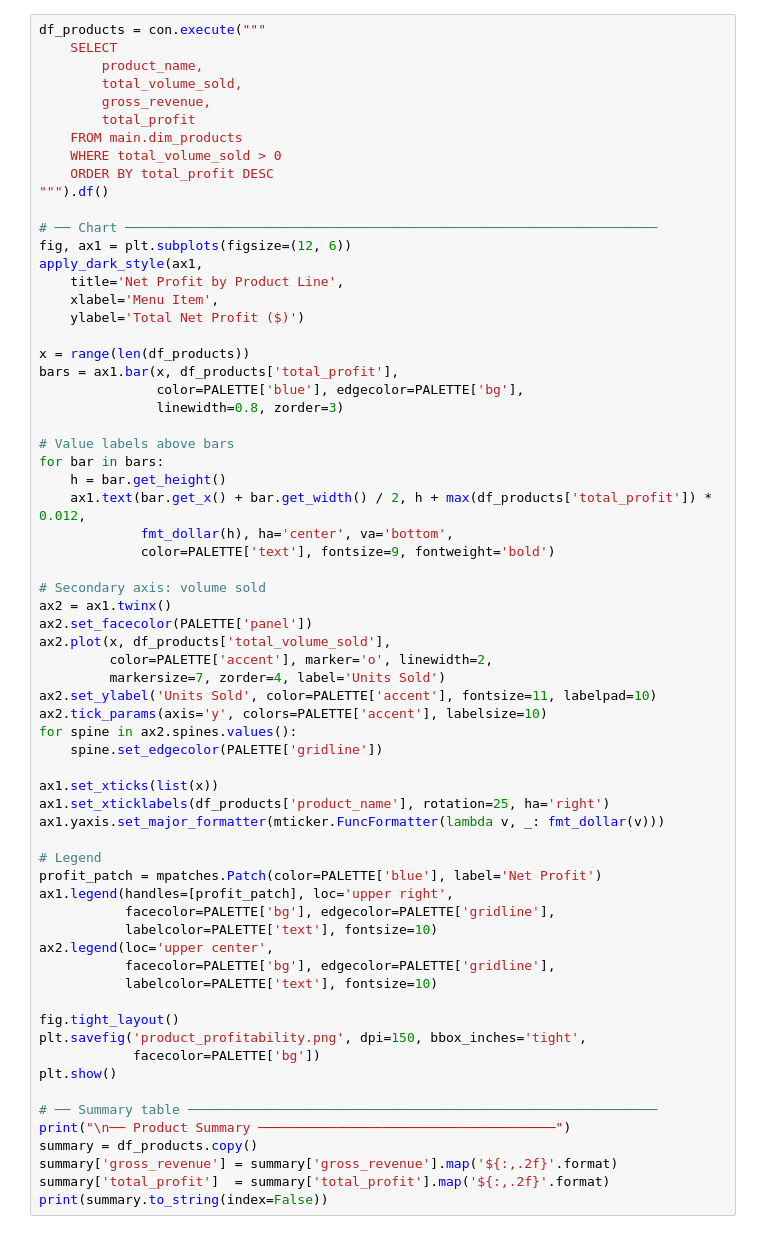
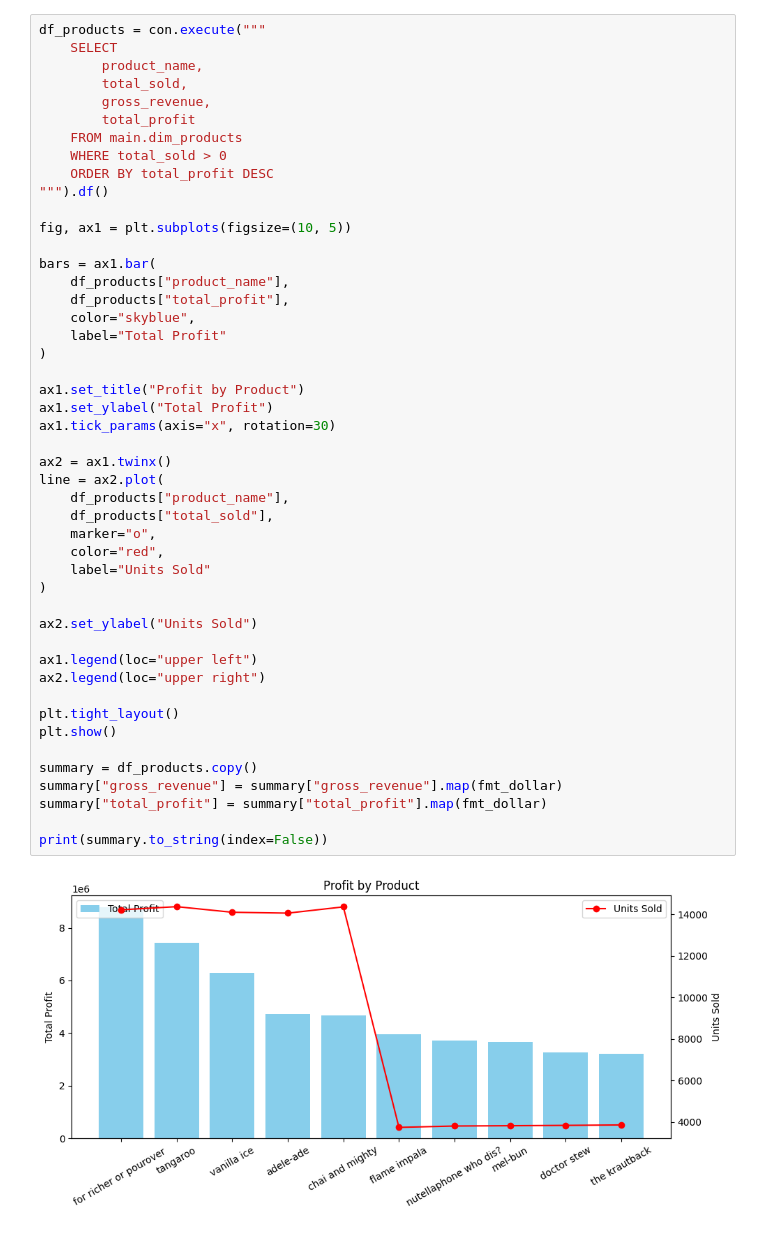
Before and after one commit to krish007code/capstone-project, a Jupyter notebook: analysis.ipynb, the cells around one changed output. Cells and saved outputs as stored; diff of their text form.

```diff
--- a/analysis.ipynb
+++ b/analysis.ipynb
@@ -94,66 +31,49 @@ Which menu items generate the most absolute net profit? The bar heights encode t
 # %%
 df_products = con.execute("""
     SELECT
         product_name,
-        total_volume_sold,
+        total_sold,
         gross_revenue,
         total_profit
     FROM main.dim_products
-    WHERE total_volume_sold > 0
+    WHERE total_sold > 0
     ORDER BY total_profit DESC
 """).df()
 
-# ── Chart ────────────────────────────────────────────────────────────────────
-fig, ax1 = plt.subplots(figsize=(12, 6))
-apply_dark_style(ax1,
-    title='Net Profit by Product Line',
-    xlabel='Menu Item',
-    ylabel='Total Net Profit ($)')
+fig, ax1 = plt.subplots(figsize=(10, 5))
 
-x = range(len(df_products))
-bars = ax1.bar(x, df_products['total_profit'],
-               color=PALETTE['blue'], edgecolor=PALETTE['bg'],
-               linewidth=0.8, zorder=3)
+bars = ax1.bar(
+    df_products["product_name"],
+    df_products["total_profit"],
+    color="skyblue",
+    label="Total Profit"
+)
 
-# Value labels above bars
-for bar in bars:
-    h = bar.get_height()
-    ax1.text(bar.get_x() + bar.get_width() / 2, h + max(df_products['total_profit']) * 0.012,
-             fmt_dollar(h), ha='center', va='bottom',
-             color=PALETTE['text'], fontsize=9, fontweight='bold')
+ax1.set_title("Profit by Product")
+ax1.set_ylabel("Total Profit")
+ax1.tick_params(axis="x", rotation=30)
 
-# Secondary axis: volume sold
 ax2 = ax1.twinx()
-ax2.set_facecolor(PALETTE['panel'])
-ax2.plot(x, df_products['total_volume_sold'],
-         color=PALETTE['accent'], marker='o', linewidth=2,
-         markersize=7, zorder=4, label='Units Sold')
-ax2.set_ylabel('Units Sold', color=PALETTE['accent'], fontsize=11, labelpad=10)
-ax2.tick_params(axis='y', colors=PALETTE['accent'], labelsize=10)
-for spine in ax2.spines.values():
-    spine.set_edgecolor(PALETTE['gridline'])
+line = ax2.plot(
+    df_products["product_name"],
+    df_products["total_sold"],
+    marker="o",
+    color="red",
+    label="Units Sold"
+)
 
-ax1.set_xticks(list(x))
-ax1.set_xticklabels(df_products['product_name'], rotation=25, ha='right')
-ax1.yaxis.set_major_formatter(mticker.FuncFormatter(lambda v, _: fmt_dollar(v)))
+ax2.set_ylabel("Units Sold")
 
-# Legend
-profit_patch = mpatches.Patch(color=PALETTE['blue'], label='Net Profit')
-ax1.legend(handles=[profit_patch], loc='upper right',
-           facecolor=PALETTE['bg'], edgecolor=PALETTE['gridline'],
-           labelcolor=PALETTE['text'], fontsize=10)
-ax2.legend(loc='upper center',
-           facecolor=PALETTE['bg'], edgecolor=PALETTE['gridline'],
-           labelcolor=PALETTE['text'], fontsize=10)
+ax1.legend(loc="upper left")
+ax2.legend(loc="upper right")
 
-fig.tight_layout()
-plt.savefig('product_profitability.png', dpi=150, bbox_inches='tight',
-            facecolor=PALETTE['bg'])
+plt.tight_layout()
 plt.show()
 
-# ── Summary table ────────────────────────────────────────────────────────────
-print("\n── Product Summary ──────────────────────────────────────")
 summary = df_products.copy()
-summary['gross_revenue'] = summary['gross_revenue'].map('${:,.2f}'.format)
-summary['total_profit']  = summary['total_profit'].map('${:,.2f}'.format)
+summary["gross_revenue"] = summary["gross_revenue"].map(fmt_dollar)
+summary["total_profit"] = summary["total_profit"].map(fmt_dollar)
+
 print(summary.to_string(index=False))
+# %% [output]
+[figure, added]
```
Also changed, not shown: parts of 12 cells of this notebook.
